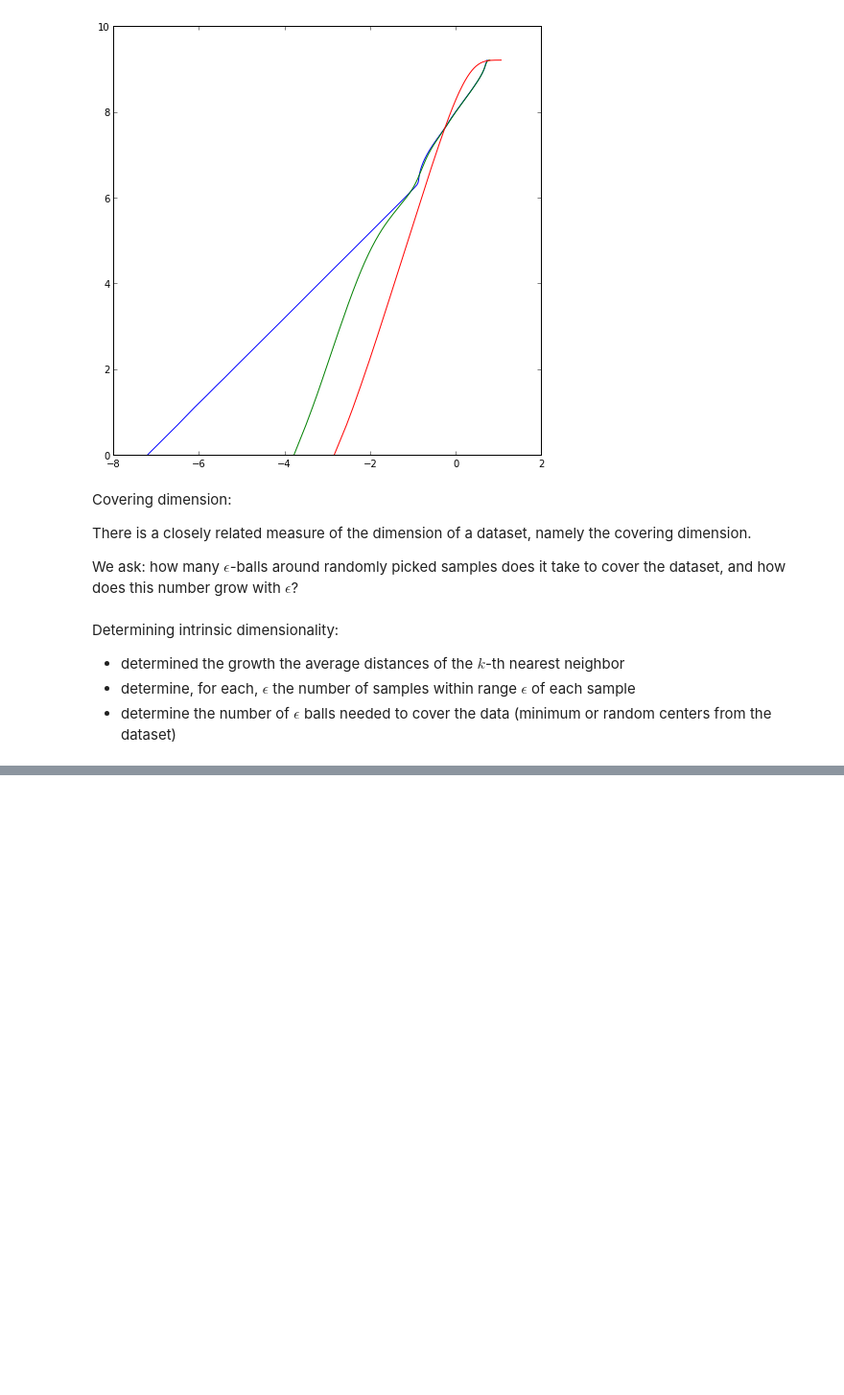
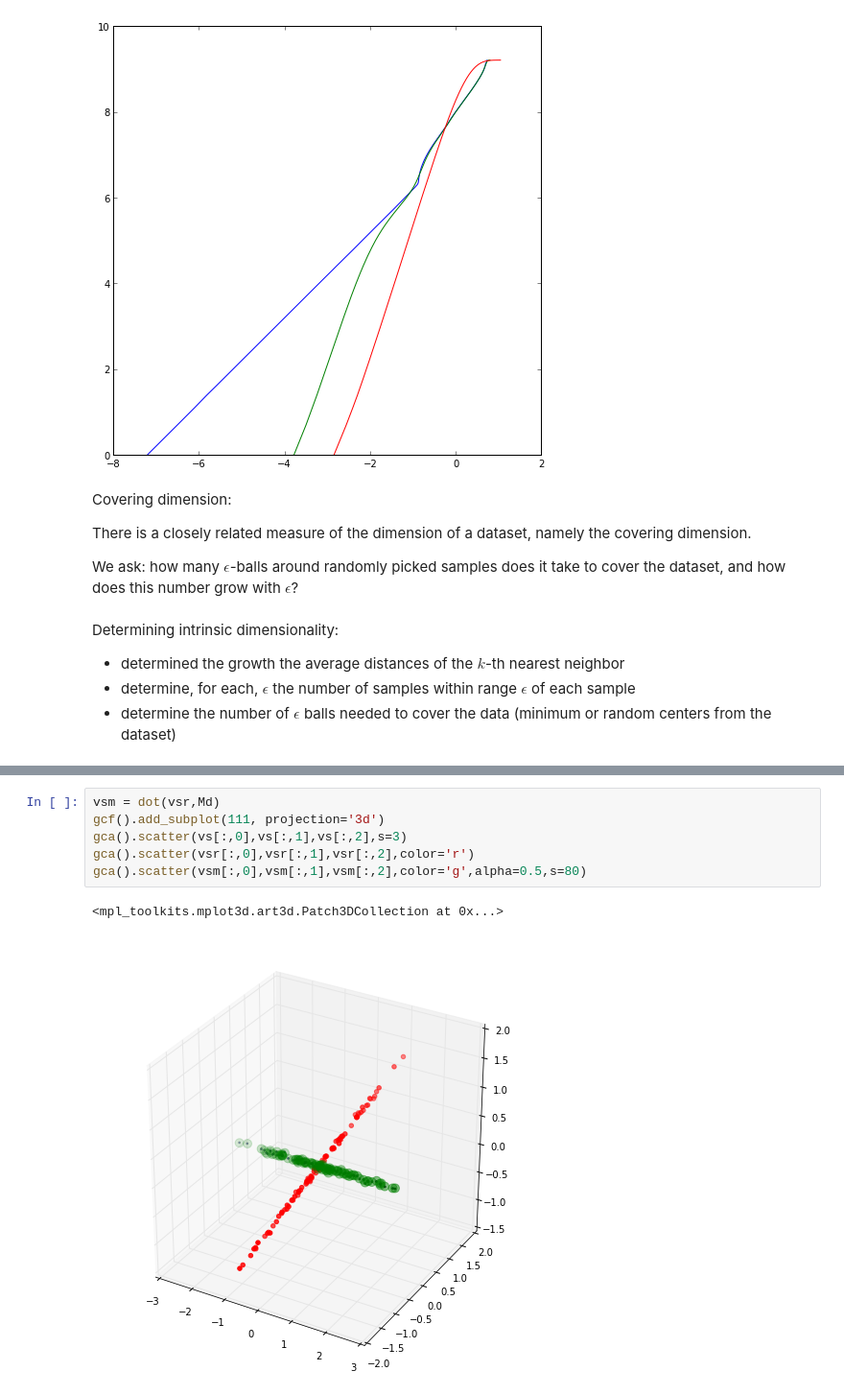
Before and after one commit to tmbdev-teaching/teaching-mmir, a Jupyter notebook: 62-dist-hidim.ipynb, the cells around one changed output, grey strips where cells are left out. Shown at 96% size. Drawn from its saved outputs; the diff is of its cells as text; blank space fills up the shorter version.

```diff
--- a/62-dist-hidim.ipynb
+++ b/62-dist-hidim.ipynb
@@ -162,0 +183,9 @@ Determining intrinsic dimensionality:
+# %%
+vsm = dot(vsr,Md)
+gcf().add_subplot(111, projection='3d')
+gca().scatter(vs[:,0],vs[:,1],vs[:,2],s=3)
+gca().scatter(vsr[:,0],vsr[:,1],vsr[:,2],color='r')
+gca().scatter(vsm[:,0],vsm[:,1],vsm[:,2],color='g',alpha=0.5,s=80)
+# %% [output]
+<mpl_toolkits.mplot3d.art3d.Patch3DCollection at 0x...>
+[figure, added]
```
Also changed, not shown: parts of 20 cells of this notebook, 2 other files.
